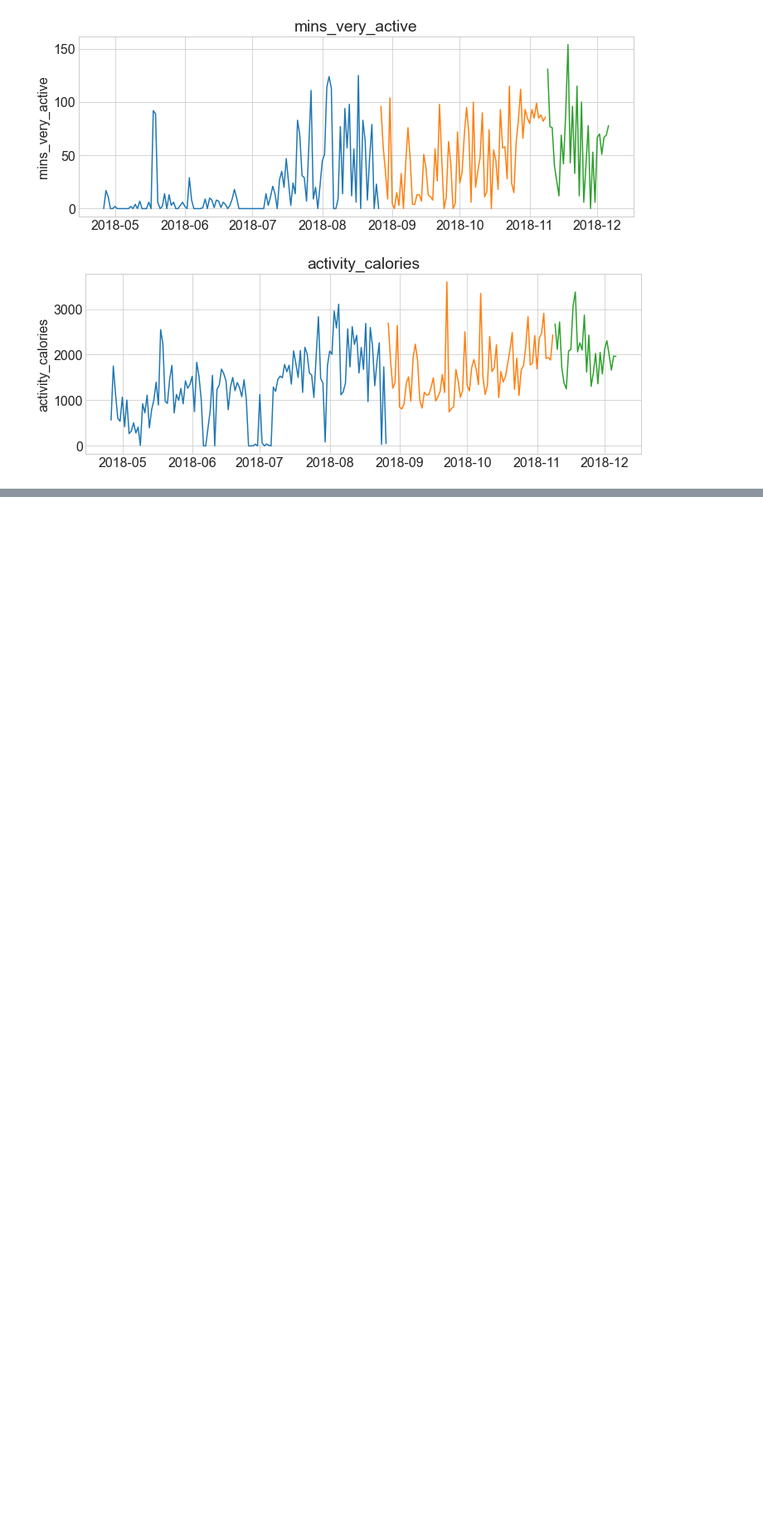
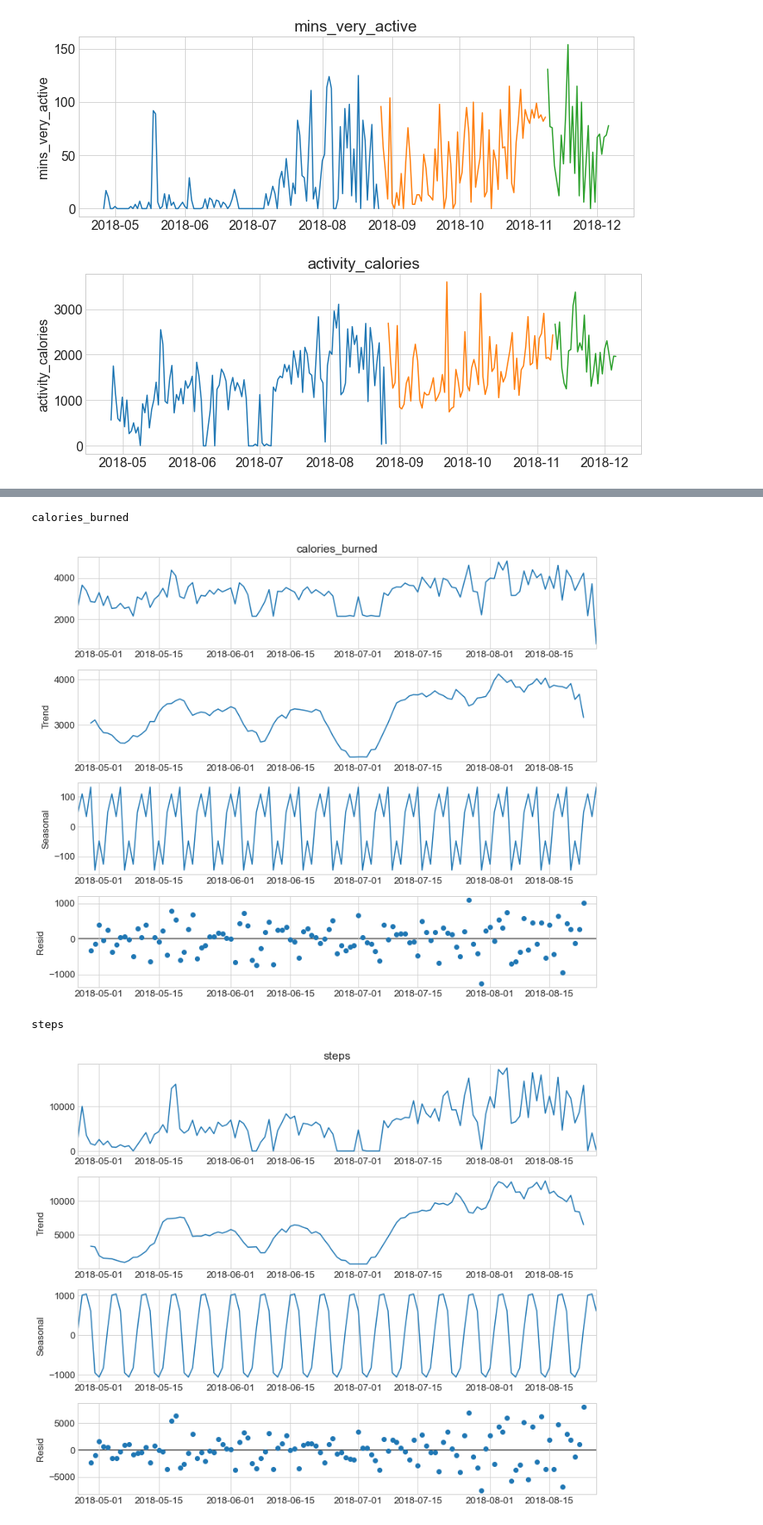
Before and after one commit to CSolitaire/fitbit_time_series_project, a Jupyter notebook: fitbit_final_notebook.ipynb, the cells around one changed output, grey strips where cells are left out. Shown at 83% size. Drawn from its saved outputs; the diff is of its cells as text; code cells hidden in the pictures; blank space fills up the shorter version.

```diff
--- a/fitbit_final_notebook.ipynb
+++ b/fitbit_final_notebook.ipynb
@@ -180,0 +205,13 @@ explore.visualize_splits(train,validate,test)
+# %%
+#### Seasonal Decomposition
+
+
+for col in train.columns:
+    print(col,'\n')
+    _ = sm.tsa.seasonal_decompose(train[col].resample('D').mean()).plot()
+    plt.show()
+# %% [output]
+calories_burned
+[figure, added]
+steps
+[figure, added]
```
Also changed, not shown: parts of 59 cells of this notebook, 3 other files.
